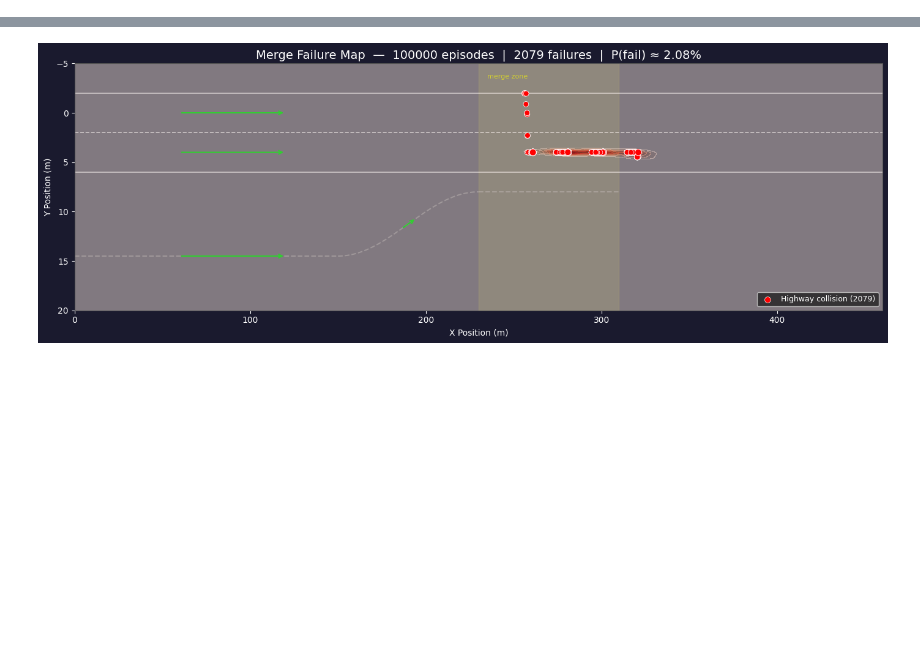
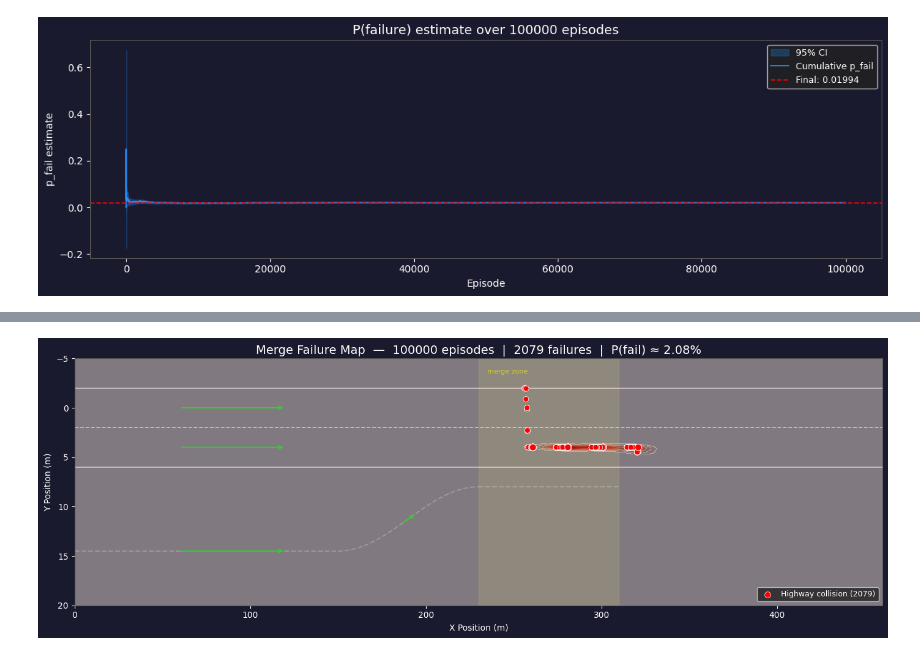
Before and after one commit to Mete4/cs238v-VSCS, a Jupyter notebook: merge/merge_ppo/eval_merge_ppo.ipynb, the cells around one changed output, grey strips where cells are left out. Drawn from its saved outputs; the diff is of its cells as text; code cells hidden in the pictures; blank space fills up the shorter version.

Commit message:
Fuzzing / importance sample for delayed action run overnight pushed

```diff
--- a/merge/merge_ppo/eval_merge_ppo.ipynb
+++ b/merge/merge_ppo/eval_merge_ppo.ipynb
@@ -56,11 +13,58 @@ print(f"P(failure) ≈    {p_fail:.4f}  ({p_fail*100:.2f}%)")
 # %%
 # Cell for loading experiments from eval_merge_ppop.py
 import numpy as np
-NUM_EPISODES = 100000
-successes = 97921
-failures = 2079
+NUM_EPISODES = 100000  # Hardcoded for now
+successes = NUM_EPISODES - 1994
+failures = 1994
 p_fail = failures / NUM_EPISODES
 
 collision_positions = np.load("collision_positions.npy").tolist()
 collision_speeds = np.load("collision_speeds.npy").tolist()
 collision_types = np.load("collision_types.npy", allow_pickle=True).tolist()
+# %%
+import numpy as np
+import matplotlib.pyplot as plt
+
+# Load collision episode indices saved by eval_merge_ppo.py
+collision_episode_indices = np.load("../../collision_episode_indices.npy")
+
+# Reconstruct cumulative p_fail at every episode
+fail_count = np.zeros(NUM_EPISODES)
+fail_count[collision_episode_indices] = 1
+episodes = np.arange(1, NUM_EPISODES + 1)
+p_fail_over_time = np.cumsum(fail_count) / episodes
+
+# Normal approximation 95% CI bands
+margin = 1.96 * np.sqrt(p_fail_over_time * (1 - p_fail_over_time) / episodes)
+ci_lo = p_fail_over_time - margin
+ci_hi = p_fail_over_time + margin
+
+DARK_BG = '#1a1a2e'
+
+def style_ax(ax, fig):
+    ax.set_facecolor(DARK_BG)
+    fig.patch.set_facecolor(DARK_BG)
+    ax.tick_params(colors='white')
+    ax.xaxis.label.set_color('white')
+    ax.yaxis.label.set_color('white')
+    ax.title.set_color('white')
+    for spine in ax.spines.values():
+        spine.set_edgecolor('#555')
+
+# ── Plot 1: Full run ────────────────────────────────────────────────────────
+fig, ax = plt.subplots(figsize=(12, 4))
+style_ax(ax, fig)
+
+ax.fill_between(episodes, ci_lo, ci_hi, alpha=0.25, color='dodgerblue', label='95% CI')
+ax.plot(episodes, p_fail_over_time, color='dodgerblue', lw=1.2, label='Cumulative p_fail')
+ax.axhline(p_fail, ls='--', color='red', lw=1.2, label=f'Final: {p_fail:.5f}')
+
+ax.set_xlabel('Episode')
+ax.set_ylabel('p_fail estimate')
+ax.set_title(f'P(failure) estimate over {NUM_EPISODES} episodes', fontsize=13)
+ax.legend(facecolor='#222', labelcolor='white', fontsize=9)
+plt.tight_layout()
+plt.savefig("p_fail_over_time.png", dpi=150, bbox_inches='tight', facecolor=fig.get_facecolor())
+plt.show()
+# %% [output]
+[figure, added]
```
Also changed, not shown: parts of 4 cells of this notebook, 38 other files.
